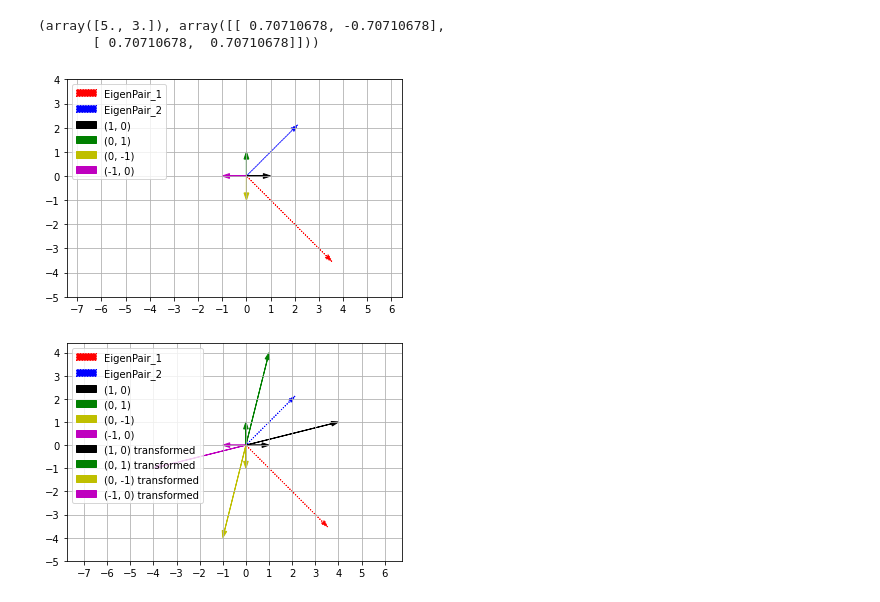
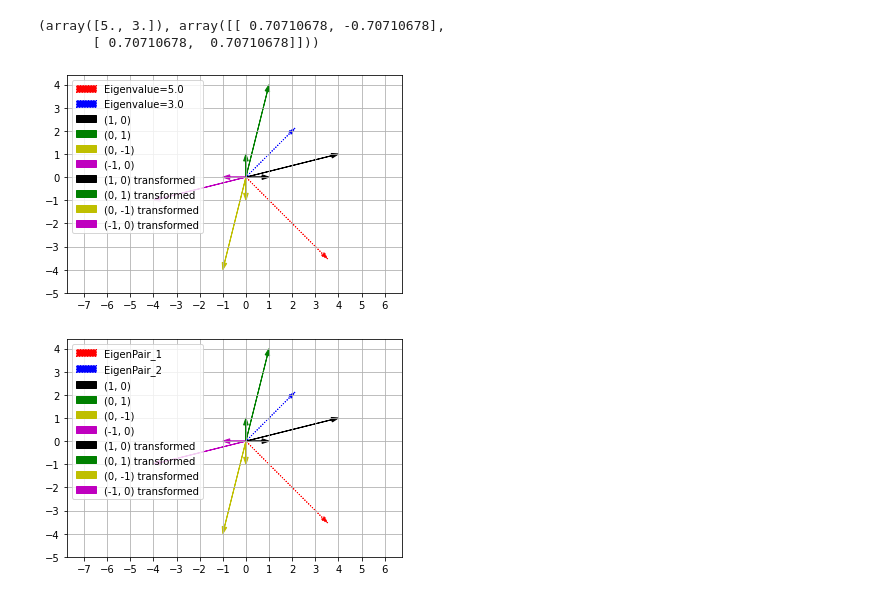
Before and after one commit to aaddccaaa/Matrix_Lecture, a Jupyter notebook: Ch2-Eigenvalues and Eigenvectors/class_examples.ipynb, the cells around one changed output. Saved outputs shown, nothing was run; the diff lists cells and outputs as text; code cells hidden in the pictures.

```diff
--- a/Ch2-Eigenvalues and Eigenvectors/class_examples.ipynb
+++ b/Ch2-Eigenvalues and Eigenvectors/class_examples.ipynb
@@ -14,41 +14,41 @@ def plot_vector2d(vector2d, origin=[0, 0], **options):
 vector_original_1 = np.array([[1],[0]])
 vector_original_2 = np.array([[0],[1]])
 vector_original_3 = np.array([[0],[-1]])
 vector_original_4 = np.array([[-1],[0]])
 
 vector_transformed_1 = np.matmul(A,vector_original_1).T[0]
 vector_transformed_2 = np.matmul(A,vector_original_2).T[0]
 vector_transformed_3 = np.matmul(A,vector_original_3).T[0]
 vector_transformed_4 = A.dot(vector_original_4).T[0]
 
-plot_vector2d(A_eigens[1][0]*A_eigens[0][0], color="r", label="EigenPair_1", linestyle="dotted")
-plot_vector2d(A_eigens[1][1]*A_eigens[0][1], color="b", label="EigenPair_2", linestyle="dotted")
+plot_vector2d(A_eigens[1][0]*A_eigens[0][0], color="r", label=f"Eigenvalue={A_eigens[0][0]}", linestyle="dotted")
+plot_vector2d(A_eigens[1][1]*A_eigens[0][1], color="b", label=f"Eigenvalue={A_eigens[0][1]}", linestyle="dotted")
 
 plot_vector2d(vector_original_1.T[0], color="k", label="(1, 0)")
 plot_vector2d(vector_original_2.T[0], color="g", label="(0, 1)")
 plot_vector2d(vector_original_3.T[0], color="y", label="(0, -1)")
 plot_vector2d(vector_original_4.T[0], color="m", label="(-1, 0)")
 
-# plot_vector2d(vector_transformed_1, color="k", label="(1, 0) transformed")
-# plot_vector2d(vector_transformed_2, color="g", label="(0, 1) transformed")
-# plot_vector2d(vector_transformed_3, color="y", label="(0, -1) transformed")
-# plot_vector2d(vector_transformed_4, color="m", label="(-1, 0) transformed")
+plot_vector2d(vector_transformed_1, color="k", label="(1, 0) transformed")
+plot_vector2d(vector_transformed_2, color="g", label="(0, 1) transformed")
+plot_vector2d(vector_transformed_3, color="y", label="(0, -1) transformed")
+plot_vector2d(vector_transformed_4, color="m", label="(-1, 0) transformed")
 # plt.axis([-10, 10, -10, 10])
 plt.axis('equal')
 x_ticks = np.arange(-8, 8, 1)
 y_ticks = np.arange(-5, 5, 1)
 plt.xticks(x_ticks)
 plt.yticks(y_ticks)
 # plt.grid(axis='x', linewidth=1, linestyle='--', color='0.75')
 # plt.grid(axis='y', linewidth=1, linestyle='--', color='0.75')
 plt.legend()
 plt.grid()
 # plt.show()
-plt.savefig('Fig_00.png', dpi=300)
+plt.savefig('Fig_01.png', dpi=300)
 # %% [output]
 (array([5., 3.]), array([[ 0.70710678, -0.70710678],
        [ 0.70710678,  0.70710678]]))
-[figure, old version]
+[figure, new version]
 # %%
 # %% [output]
 [figure]
```
